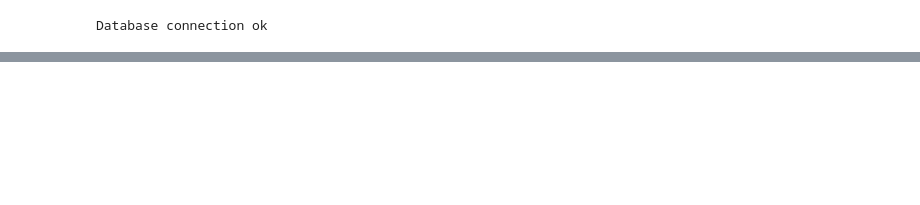
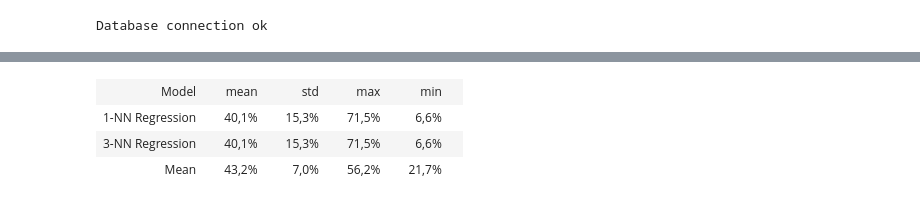
Before and after one commit to Miikkasna/cablepredictions, a Jupyter notebook: Whole ship cabling readiness.ipynb, the cells around one changed output, grey strips where cells are left out. Drawn from its saved outputs; the diff is of its cells as text; code cells hidden in the pictures; blank space fills up the shorter version.

```diff
--- a/Whole ship cabling readiness.ipynb
+++ b/Whole ship cabling readiness.ipynb
@@ -287,0 +37,99 @@ display_table(table_rows)
+# %%
+# Whole ship cabling progress (weekly)
+# Predictors:
+# GT
+# prototype
+# Nothing (for mean)
+# Algorithms:
+# K-NN Regressor
+# Mean
+
+#get ship data
+cursor.execute("SELECT project_id, gross_tonnage, prototype FROM projects")
+data = np.array(cursor.fetchall()).astype('int32')
+ships = data[:, 0]
+ship_features = dict(zip(ships, data[:, [1, 2]]))
+# init regression models
+models = dict()
+models['1-NN Regression'] = KNeighborsRegressor(1, weights='distance')
+models['3-NN Regression'] = KNeighborsRegressor(3, weights='distance')
+models['Mean'] = DummyRegressor(strategy='mean')
+
+
+# init cable intervals to zero
+cursor.execute("UPDATE progress SET y_true=0")
+cursor.commit()
+# set real cable intervals
+cursor.execute(
+    "UPDATE progress SET progress.y_true=intervals.cable_count FROM ("
+    " SELECT rw, ship_readiness.project_id, sum(amount) as cable_count FROM ship_readiness"
+    " WHERE ship_readiness.rw IS NOT NULL"
+    " AND running LIKE 'Y%'"
+    " GROUP BY ship_readiness.project_id, rw) intervals"
+    " WHERE progress.project_id=intervals.project_id AND progress.wk=intervals.rw"
+)
+cursor.commit()
+
+# init lpo split
+p = 2 #ships
+lpo = LeavePOut(p)
+
+# train and evaluate models with lpo
+table_rows = [['Model', 'mean', 'std', 'max', 'min']]
+for model_name in models.keys():
+    model = models[model_name]
+    scores = []
+    for train_i, test_i in lpo.split(ships):
+
+        X_train = []
+        y_train = []
+        for i in train_i:
+            train_ship = ships[i]
+            cursor.execute(
+                "SELECT y_true FROM progress WHERE project_id = {}"
+                .format(train_ship)
+            )
+            data = np.array(cursor.fetchall())
+            X_train.append(ship_features[train_ship])
+            y_train.append(data[:, 0])
+        X_train = np.array(X_train)
+        y_train = np.array(y_train)
+        y_train = y_train/y_train.sum(axis=1)[:, None]
+        scaler = pp.MinMaxScaler()
+        X_train = scaler.fit_transform(X_train) #normalize features
+
+        X_test = []
+        y_test = []
+        for i in test_i:
+            test_ship = ships[i]
+            cursor.execute(
+                "SELECT y_true FROM progress WHERE project_id = {}"
+                .format(test_ship)
+            )
+            data = np.array(cursor.fetchall())
+            X_test.append(ship_features[train_ship])
+            y_test.append(data[:, 0])
+        X_test = np.array(X_test)
+        y_test = np.array(y_test)
+        y_test = y_test/y_test.sum(axis=1)[:, None]
+        X_test = scaler.transform(X_test) #normalize features
+
+        # fit the model
+        model.fit(X_train, y_train)
+        preds = model.predict(X_test)
+
+        #plt.plot(y_test[1, :], 'r')
+        #plt.plot(preds[1, :], 'b')
+        #plt.show()
+        # evaluate
+        score = np.abs((y_test - preds)).sum()/4.0
+        scores.append(score)
+
+    scores = np.array(scores)
+    table_rows.append((model_name, 1-scores.mean(), scores.std(), 1-scores.min(), 1-scores.max()))
+display_table(table_rows)
+# %% [output]
+| Model |  | mean |  | std |  | max |  | min |  |
+| 1-NN Regression |  | 40,1% |  | 15,3% |  | 71,5% |  | 6,6% |  |
+| 3-NN Regression |  | 40,1% |  | 15,3% |  | 71,5% |  | 6,6% |  |
+| Mean |  | 43,2% |  | 7,0% |  | 56,2% |  | 21,7% |  |
```
Also changed, not shown: parts of 11 cells of this notebook.
